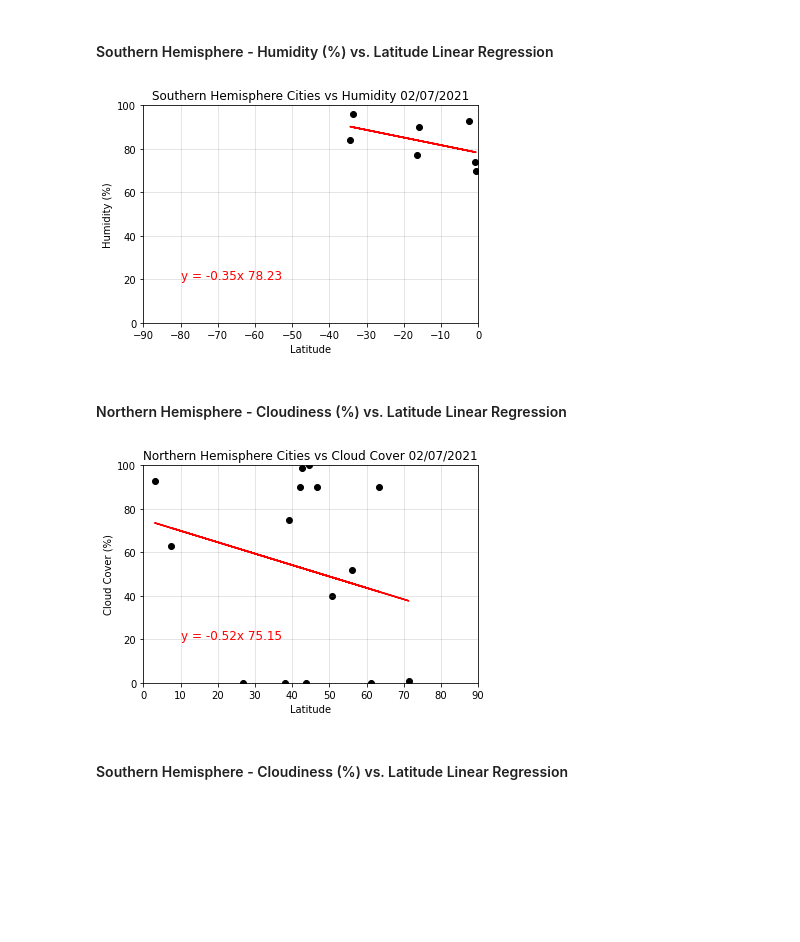
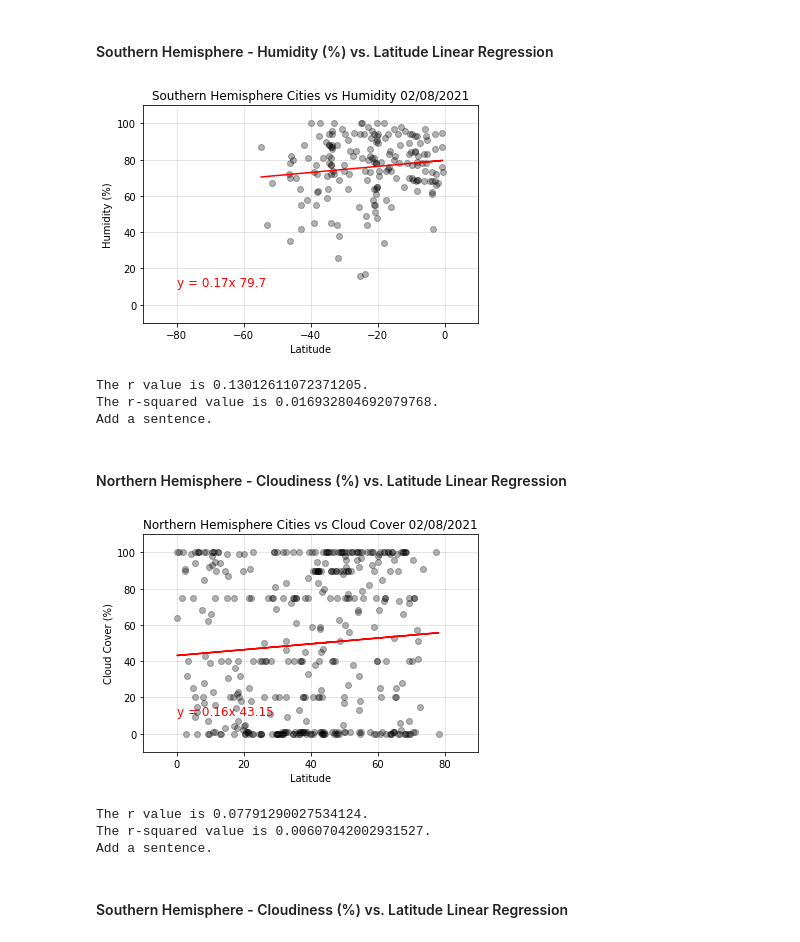
Before and after one commit to klharp/Python-API-WeatherPy-VacationPy, a Jupyter notebook: WeatherPY/WeatherPy.ipynb, the cells around one changed output. Cells and saved outputs as stored; diff of their text form; code cells hidden in the pictures; blank space fills up the shorter version.

```diff
--- a/WeatherPY/WeatherPy.ipynb
+++ b/WeatherPY/WeatherPy.ipynb
@@ -102,6 +77,7 @@ query_url = f"{weather_url}appid={weather_api_key}&units={units}&q="
 # Loop generates respons and json_ifies each response
 
 name = []
+city_id = []
 lat = []
 lon = []
 temperature = []
@@ -109,6 +85,8 @@ humidity = []
 cloudiness = []
 windspeed = []
 date = []
+
+counter = 1
 
 for city in cities2:
     response = requests.get(query_url + city).json()
@@ -122,10 +100,12 @@ for city in cities2:
         cloudiness.append(response["clouds"]["all"])
         windspeed.append(response["wind"]["speed"])
         date.append(response["dt"])
+        print(f"{city}: city number {counter} of {len(cities2)} has been located.")
+        counter += 1
 
     except (KeyError, IndexError):
-        print("bad data")
+        print(f"Missing data for city number {counter} of {len(cities2)}.")
+        counter += 1
 
     time.sleep(1)
-print(name)
 # %% [output]
@@ -317,39 +371,57 @@ line_eq = "y = " + str(round(slope,2)) + "x " + str(round(intercept,2))
 plt.title(f'Southern Hemisphere Cities vs Humidity {time.strftime("%m/%d/%Y")}')
 plt.ylabel("Humidity (%)")
 plt.xlabel("Latitude")
-plt.xlim(-90,0)
-plt.ylim(0, 100)
+plt.xlim(-90,10)
+plt.ylim(-10, 110)
 plt.grid(True, linestyle="-", which="major", color="gray", alpha = 0.25)
-plt.annotate(line_eq, (-80,20), fontsize = 12, color = "red")
+plt.annotate(line_eq, (-80,10), fontsize = 12, color = "red")
 
-plt.scatter(x_values, y_values, color="black", marker="o")
+plt.scatter(x_values, y_values, color="black", alpha=0.3, marker="o")
 plt.plot(x_values, regress_values, "r-")
 plt.show()
+
+r = rvalue
+r2 = r**2
+print(f"The r value is {r}.")
+print(f"The r-squared value is {r2}.")
+print(f"Add a sentence.")
 # %% [output]
-[figure, old version]
+[figure, new version]
+The r value is 0.13012611072371205.
+The r-squared value is 0.016932804692079768.
+Add a sentence.
 # %% [markdown]
 ####  Northern Hemisphere - Cloudiness (%) vs. Latitude Linear Regression
 # %%
 x_values = north_cities["Latitude"]
 y_values = north_cities["Cloud Cover (%)"]
 
 (slope, intercept, rvalue, pvalue, stderr) = linregress(x_values, y_values)
 regress_values = slope * x_values + intercept
 line_eq = "y = " + str(round(slope,2)) + "x " + str(round(intercept,2))
 
 plt.title(f'Northern Hemisphere Cities vs Cloud Cover {time.strftime("%m/%d/%Y")}')
 plt.ylabel("Cloud Cover (%)")
 plt.xlabel("Latitude")
-plt.xlim(0,90)
-plt.ylim(0, 100)
+plt.xlim(-10,90)
+plt.ylim(-10, 110)
 plt.grid(True, linestyle="-", which="major", color="gray", alpha = 0.25)
-plt.annotate(line_eq, (10,20), fontsize = 12, color = "red")
+plt.annotate(line_eq, (0,10), fontsize = 12, color = "red")
 
-plt.scatter(x_values, y_values, color="black", marker="o")
+plt.scatter(x_values, y_values, color="black", alpha=0.3, marker="o")
 plt.plot(x_values, regress_values, "r-")
 plt.show()
+
+r = rvalue
+r2 = r**2
+print(f"The r value is {r}.")
+print(f"The r-squared value is {r2}.")
+print(f"Add a sentence.")
 # %% [output]
-[figure, old version]
+[figure, new version]
+The r value is 0.07791290027534124.
+The r-squared value is 0.00607042002931527.
+Add a sentence.
 # %% [markdown]
 ####  Southern Hemisphere - Cloudiness (%) vs. Latitude Linear Regression
 # %%
```
Also changed, not shown: parts of 18 cells of this notebook.
